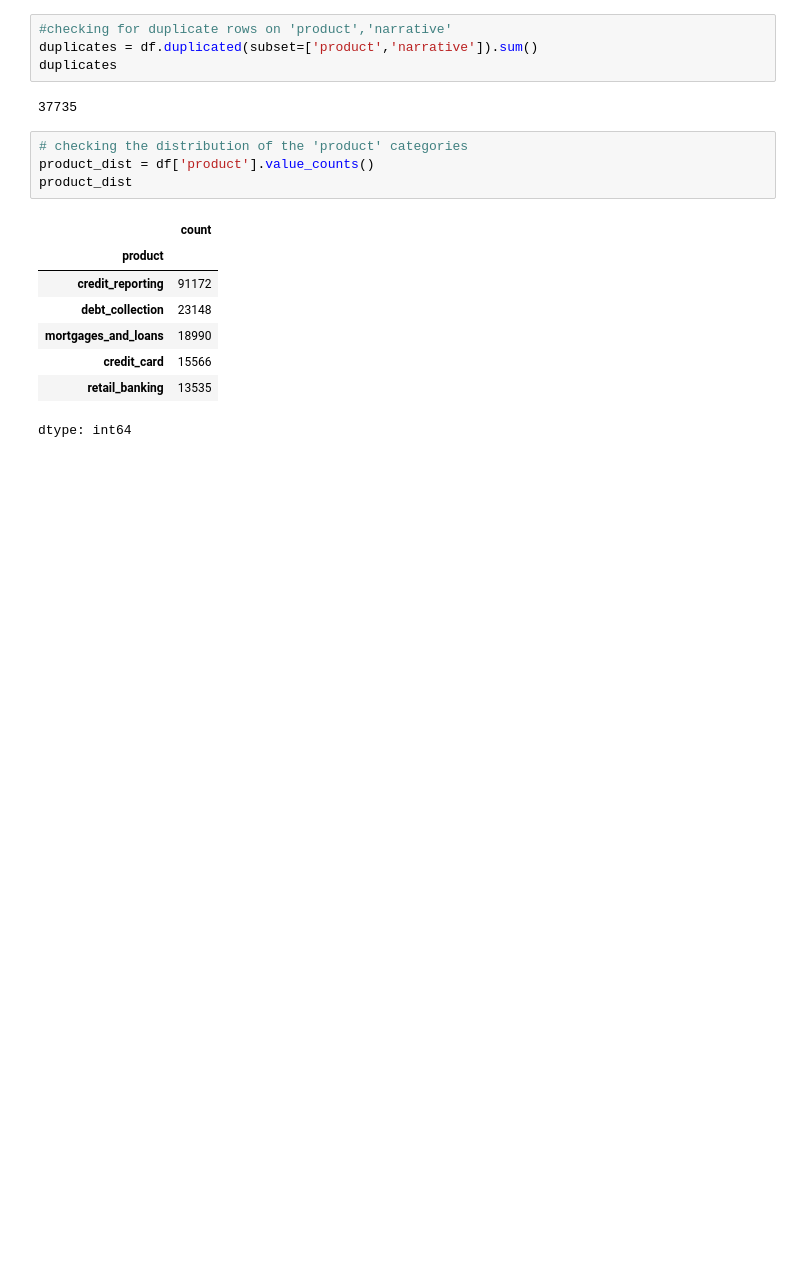
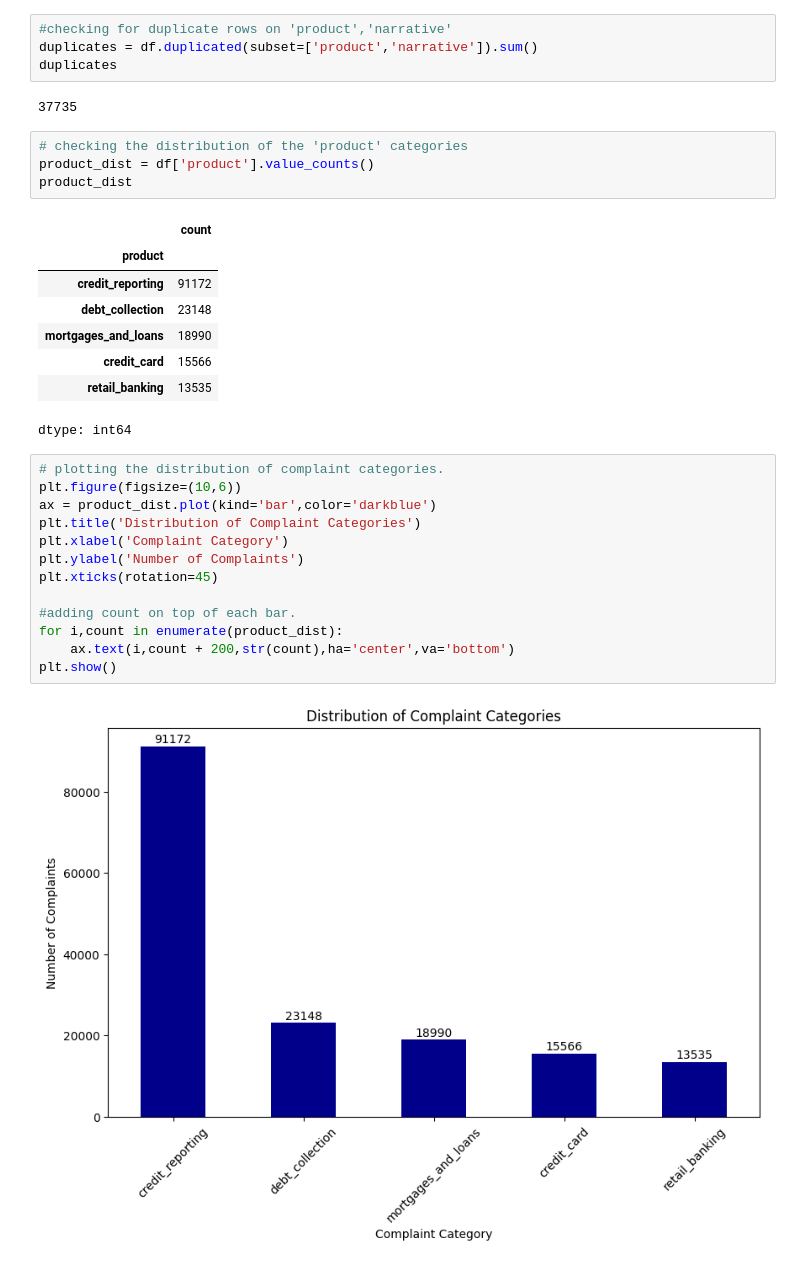
Before and after one commit to victoriamuinde07/NLP-project, a Jupyter notebook: index_ipynbcolab.ipynb, the cells around one changed output. Cells and saved outputs as stored; diff of their text form; blank space fills up the shorter version.

```diff
--- a/index_ipynbcolab.ipynb
+++ b/index_ipynbcolab.ipynb
@@ -115,3 +115,18 @@ product_dist
 | credit_card | 15566 |
 | retail_banking | 13535 |
 dtype: int64
+# %%
+# plotting the distribution of complaint categories.
+plt.figure(figsize=(10,6))
+ax = product_dist.plot(kind='bar',color='darkblue')
+plt.title('Distribution of Complaint Categories')
+plt.xlabel('Complaint Category')
+plt.ylabel('Number of Complaints')
+plt.xticks(rotation=45)
+
+#adding count on top of each bar.
+for i,count in enumerate(product_dist):
+    ax.text(i,count + 200,str(count),ha='center',va='bottom')
+plt.show()
+# %% [output]
+[figure, added]
```
Also changed, not shown: parts of 26 cells of this notebook.
